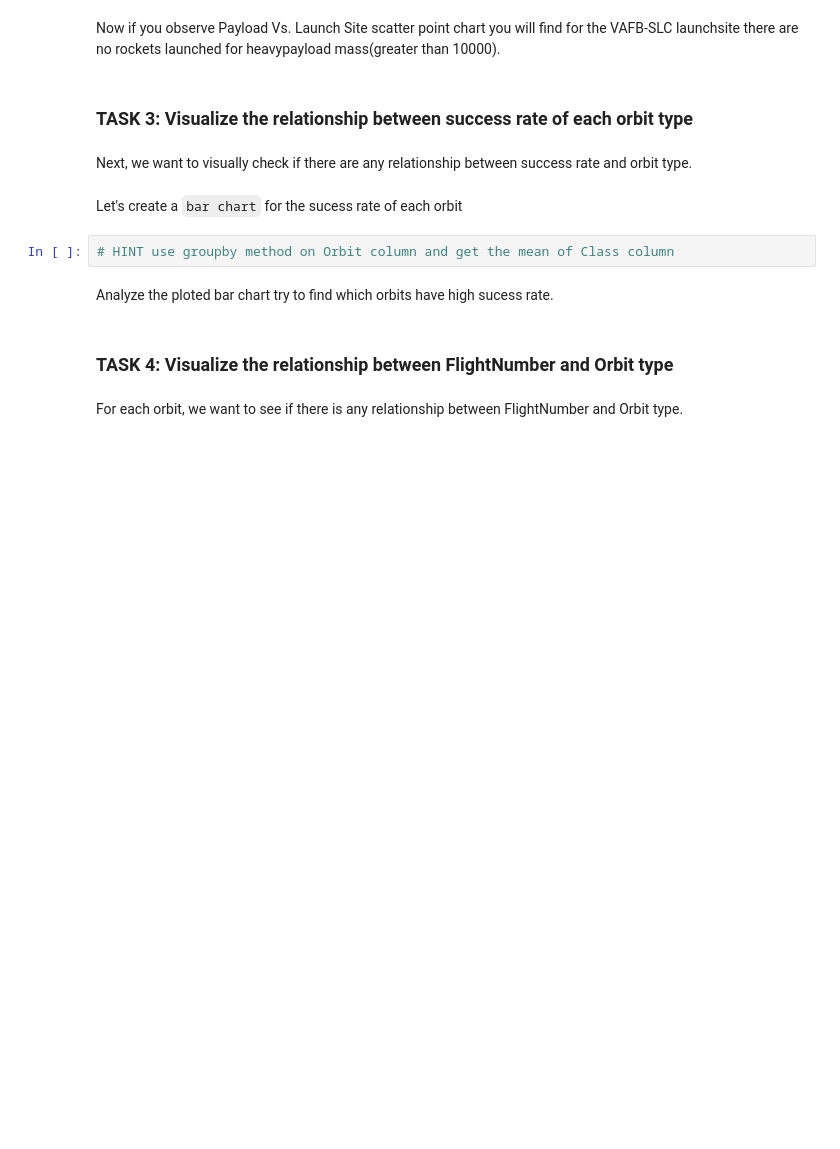
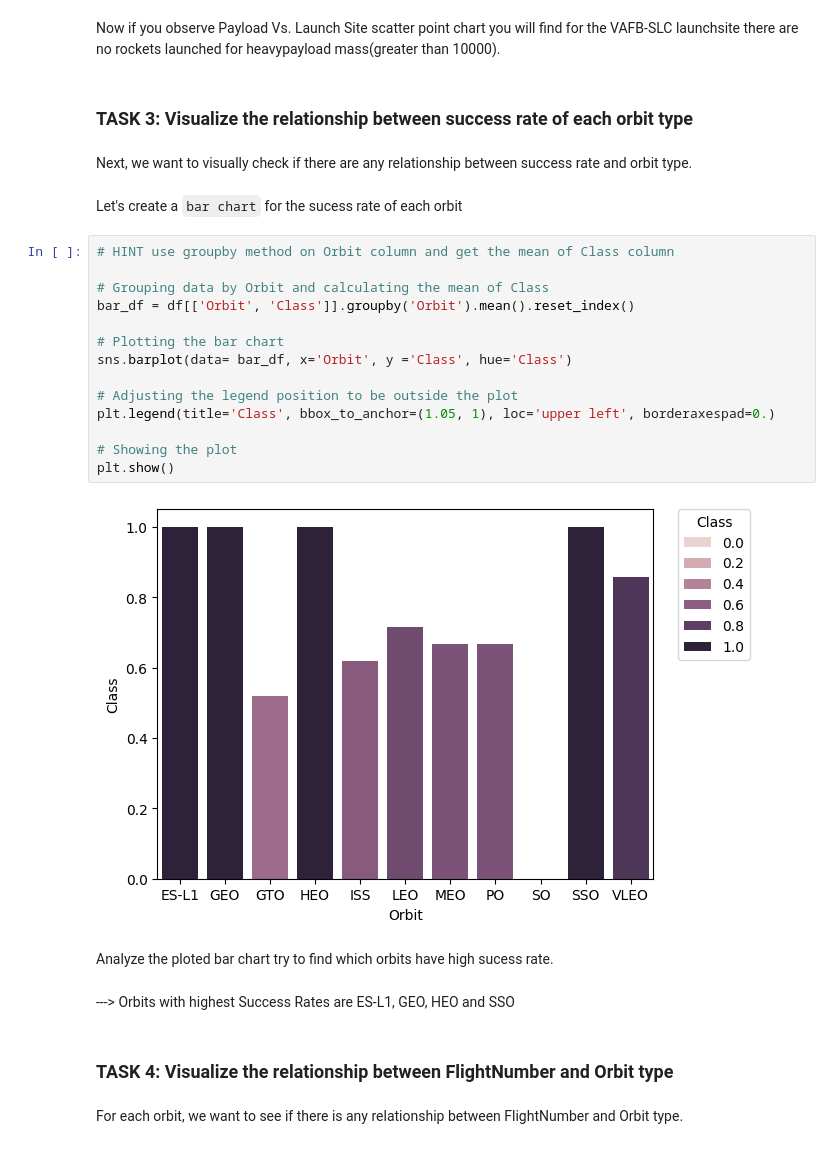
Before and after one commit to Chiwama-MM/SpaceX_RocketLanding_Prediction, a Jupyter notebook: jupyter-labs-eda-dataviz-v2.ipynb, the cells around one changed output. Saved outputs shown, nothing was run; the diff lists cells and outputs as text; blank space fills up the shorter version.

```diff
--- a/jupyter-labs-eda-dataviz-v2.ipynb
+++ b/jupyter-labs-eda-dataviz-v2.ipynb
@@ -97,10 +118,26 @@ Now if you observe Payload Vs. Launch Site scatter point chart you will find for
 Next, we want to visually check if there are any relationship between success rate and orbit type.
 # %% [markdown]
 Let's create a `bar chart` for the sucess rate of each orbit
-# %%
-# HINT use groupby method on Orbit column and get the mean of Class column
+# %%
+# HINT use groupby method on Orbit column and get the mean of Class column
+
+# Grouping data by Orbit and calculating the mean of Class
+bar_df = df[['Orbit', 'Class']].groupby('Orbit').mean().reset_index()
+
+# Plotting the bar chart
+sns.barplot(data= bar_df, x='Orbit', y ='Class', hue='Class')
+
+# Adjusting the legend position to be outside the plot
+plt.legend(title='Class', bbox_to_anchor=(1.05, 1), loc='upper left', borderaxespad=0.)
+
+# Showing the plot
+plt.show()
+# %% [output]
+[figure, added]
 # %% [markdown]
 Analyze the ploted bar chart try to find which orbits have high sucess rate.
+# %% [markdown]
+---> Orbits with highest Success Rates are ES-L1, GEO, HEO and SSO
 # %% [markdown]
 ### TASK  4: Visualize the relationship between FlightNumber and Orbit type
 # %% [markdown]
```
Also changed, not shown: parts of 13 cells of this notebook.
